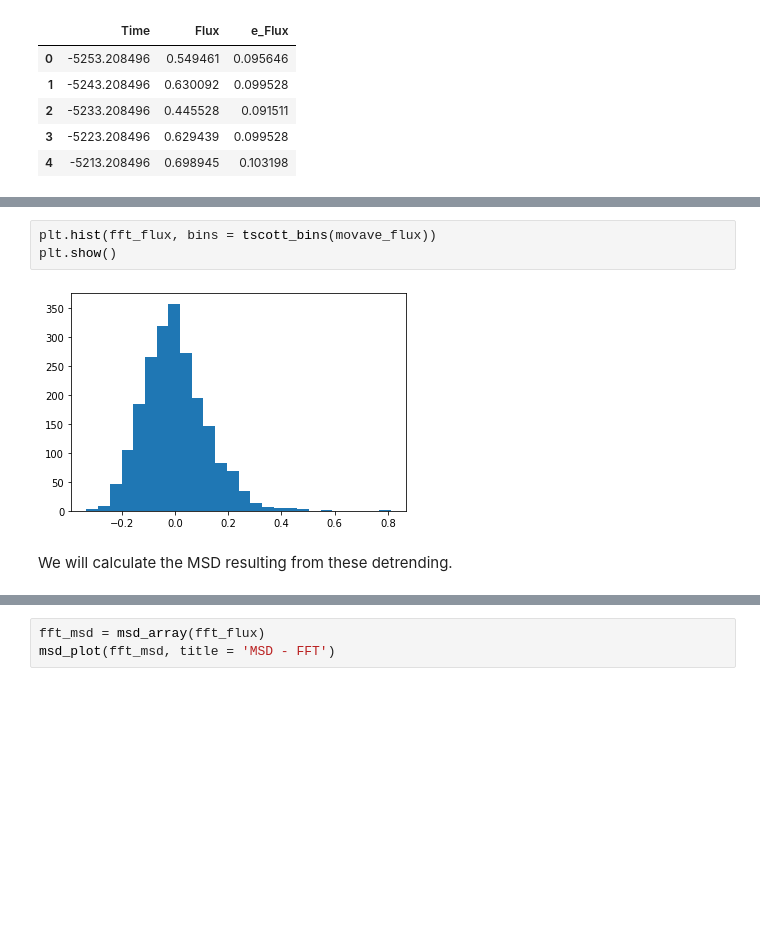
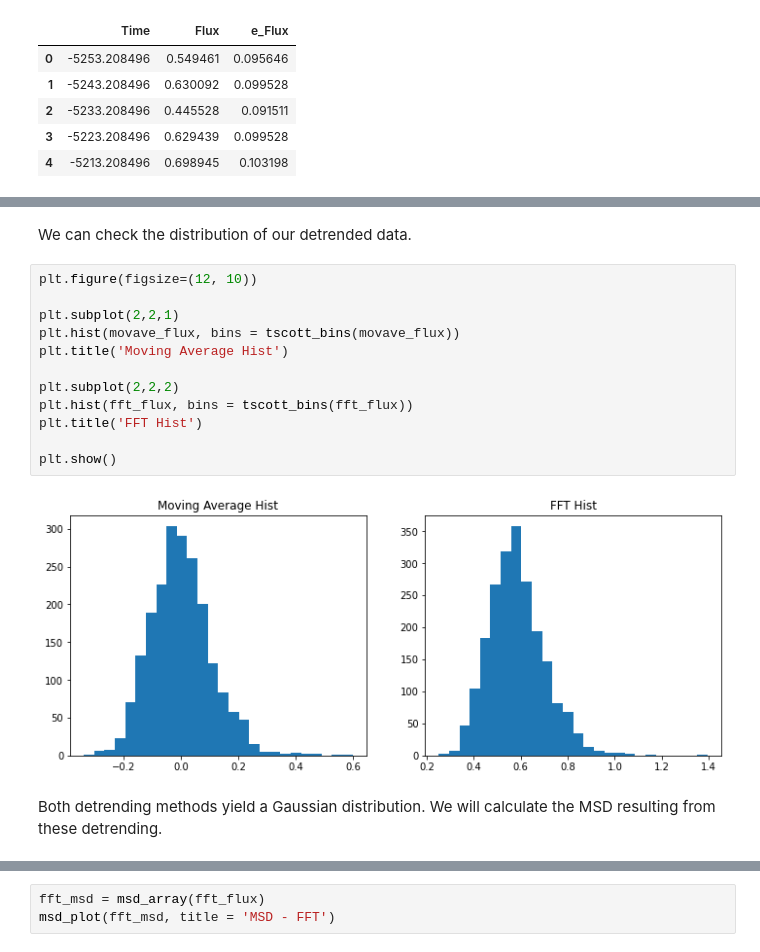
Before and after one commit to xxtofff/Physics-305, a Jupyter notebook: notebooks/light_curves.ipynb, the cells around one changed output, grey strips where cells are left out. Saved outputs shown, nothing was run; the diff lists cells and outputs as text; blank space fills up the shorter version.

```diff
--- a/notebooks/light_curves.ipynb
+++ b/notebooks/light_curves.ipynb
@@ -187,10 +189,21 @@ plt.show()
-# %%
-plt.hist(fft_flux, bins = tscott_bins(movave_flux))
-plt.show()
-# %% [output]
-[figure, removed]
+# %% [markdown]
+We can check the distribution of our detrended data.
+# %%
+plt.figure(figsize=(12, 10))
+
+plt.subplot(2,2,1)
+plt.hist(movave_flux, bins = tscott_bins(movave_flux))
+plt.title('Moving Average Hist')
+
+plt.subplot(2,2,2)
+plt.hist(fft_flux, bins = tscott_bins(fft_flux))
+plt.title('FFT Hist')
+
+plt.show()
+# %% [output]
+[figure, added]
 # %% [markdown]
-We will calculate the MSD resulting from these detrending.
+Both detrending methods yield a Gaussian distribution. We will calculate the MSD resulting from these detrending.
 # %%
 movave_msd = msd_array(movave_flux)
 msd_plot(movave_msd, title = 'MSD - Moving Average')
```
Also changed, not shown: parts of 8 cells of this notebook.
